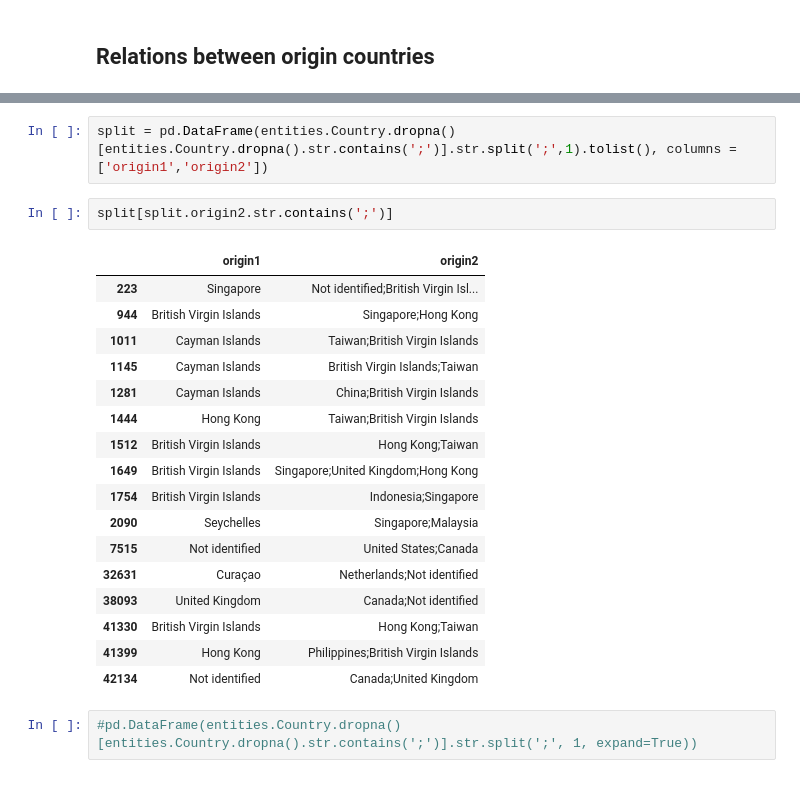
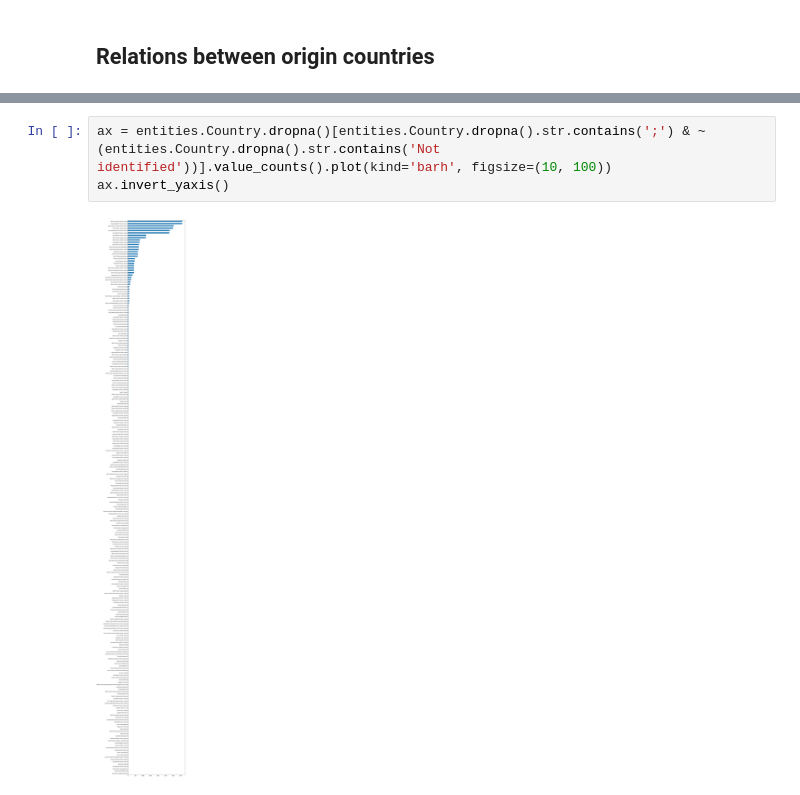
Before and after one commit to puccife/ADAHomeworks, a Jupyter notebook: project/Project_q3.ipynb, the cells around one changed output, grey strips where cells are left out. Saved outputs shown, nothing was run; the diff lists cells and outputs as text.

```diff
--- a/project/Project_q3.ipynb
+++ b/project/Project_q3.ipynb
@@ -199,24 +159,5 @@ Name: Country, Length: 47266, dtype: object
-# %%
-split = pd.DataFrame(entities.Country.dropna()[entities.Country.dropna().str.contains(';')].str.split(';',1).tolist(), columns = ['origin1','origin2'])
-# %%
-split[split.origin2.str.contains(';')]
-# %% [output]
-|  | origin1 | origin2 |
-| 223 | Singapore | Not identified;British Virgin Isl... |
-| 944 | British Virgin Islands | Singapore;Hong Kong |
-| 1011 | Cayman Islands | Taiwan;British Virgin Islands |
-| 1145 | Cayman Islands | British Virgin Islands;Taiwan |
-| 1281 | Cayman Islands | China;British Virgin Islands |
-| 1444 | Hong Kong | Taiwan;British Virgin Islands |
-| 1512 | British Virgin Islands | Hong Kong;Taiwan |
-| 1649 | British Virgin Islands | Singapore;United Kingdom;Hong Kong |
-| 1754 | British Virgin Islands | Indonesia;Singapore |
-| 2090 | Seychelles | Singapore;Malaysia |
-| 7515 | Not identified | United States;Canada |
-| 32631 | Curaçao | Netherlands;Not identified |
-| 38093 | United Kingdom | Canada;Not identified |
-| 41330 | British Virgin Islands | Hong Kong;Taiwan |
-| 41399 | Hong Kong | Philippines;British Virgin Islands |
-| 42134 | Not identified | Canada;United Kingdom |
-# %%
-#pd.DataFrame(entities.Country.dropna()[entities.Country.dropna().str.contains(';')].str.split(';', 1, expand=True))
+# %%
+ax = entities.Country.dropna()[entities.Country.dropna().str.contains(';') & ~(entities.Country.dropna().str.contains('Not identified'))].value_counts().plot(kind='barh', figsize=(10, 100))
+ax.invert_yaxis()
+# %% [output]
+[figure, added]
```
Also changed, not shown: parts of 10 cells of this notebook.
